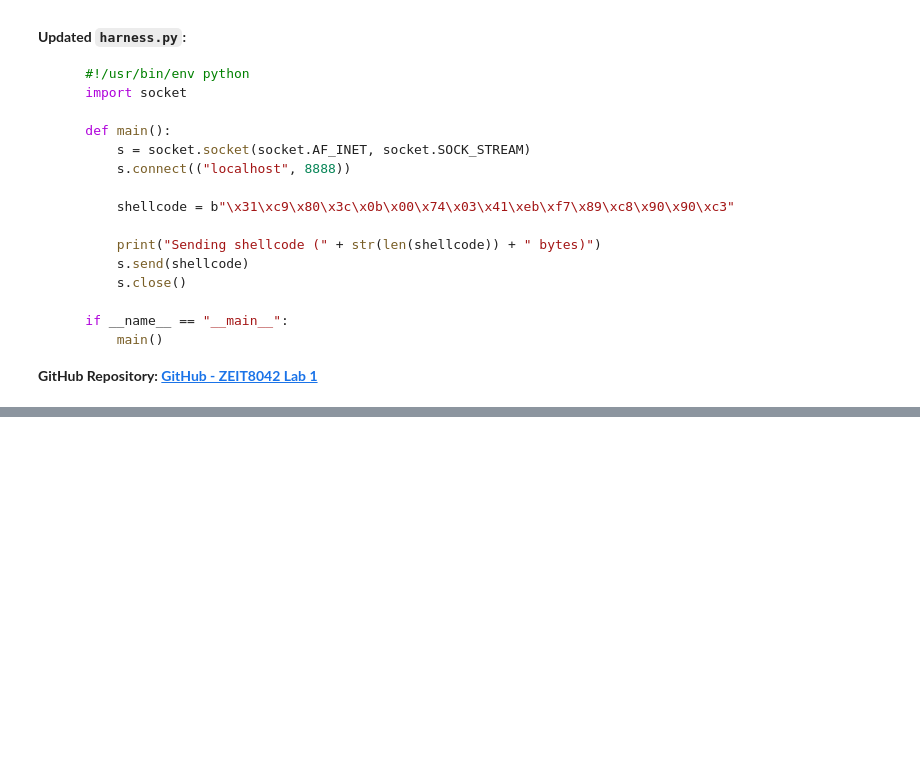
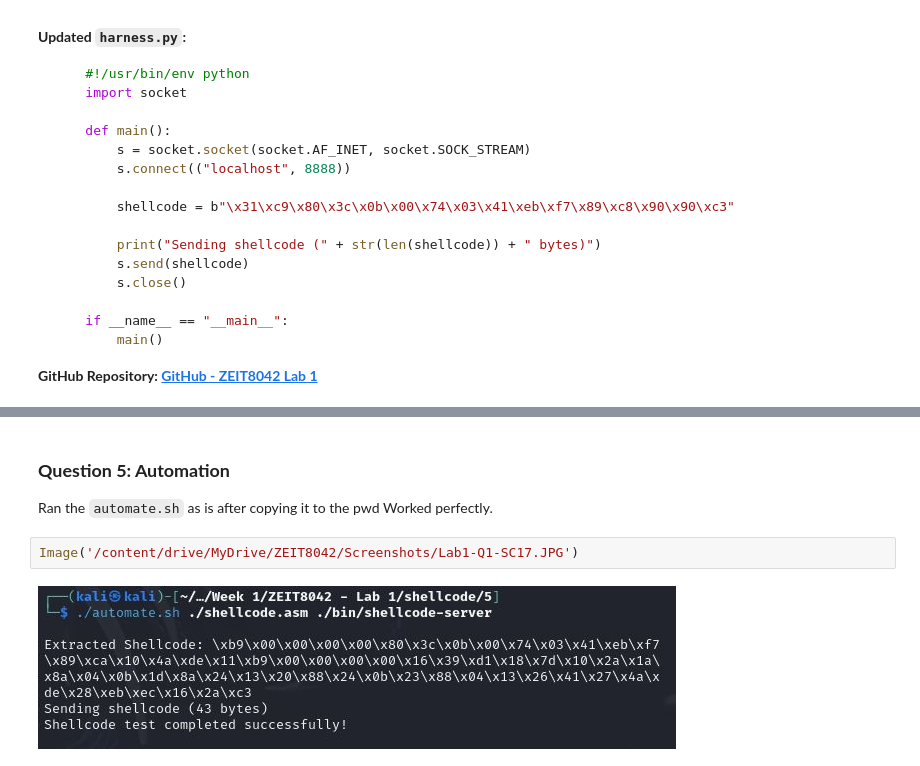
Before and after one commit to JohnDraper0/ZEIT8042, a Jupyter notebook: ZEIT8042Lab1.ipynb, the cells around one changed output, grey strips where cells are left out. Drawn from its saved outputs; the diff is of its cells as text; blank space fills up the shorter version.

```diff
--- a/ZEIT8042Lab1.ipynb
+++ b/ZEIT8042Lab1.ipynb
@@ -869,0 +995,8 @@ Image('/content/drive/MyDrive/ZEIT8042/Screenshots/Lab1-Q1-SC14.JPG')
+# %% [markdown]
+### **Question 5: Automation**
+Ran the `automate.sh` as is after copying it to the pwd
+Worked perfectly.
+# %%
+Image('/content/drive/MyDrive/ZEIT8042/Screenshots/Lab1-Q1-SC17.JPG')
+# %% [output]
+[figure, added]
```
Also changed, not shown: parts of 7 cells of this notebook.
